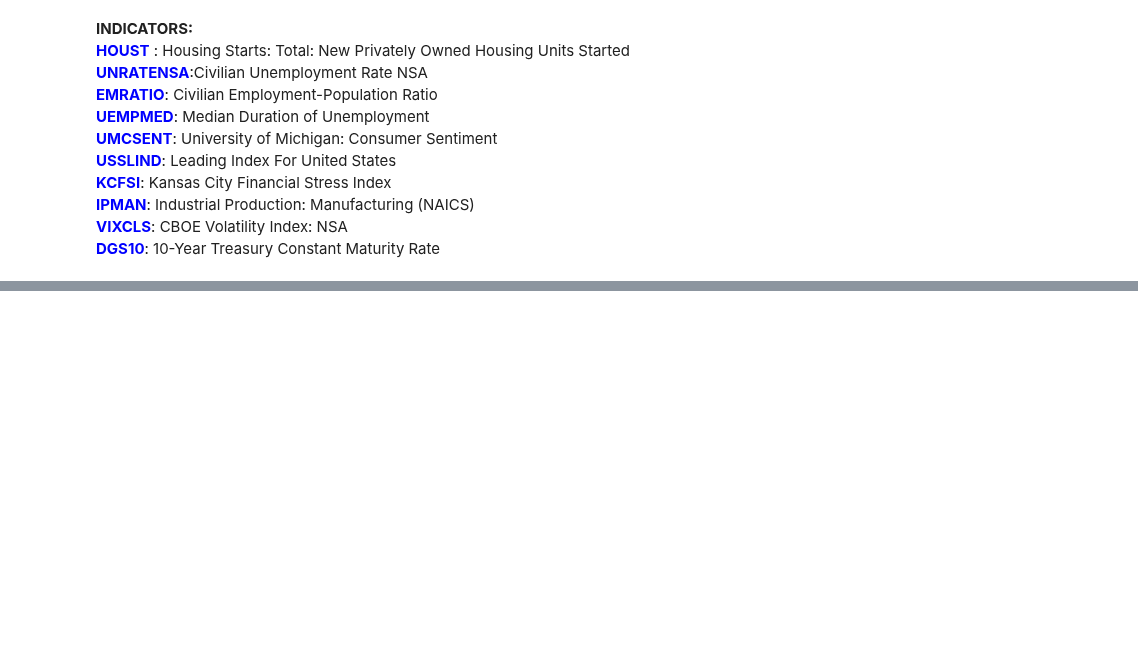
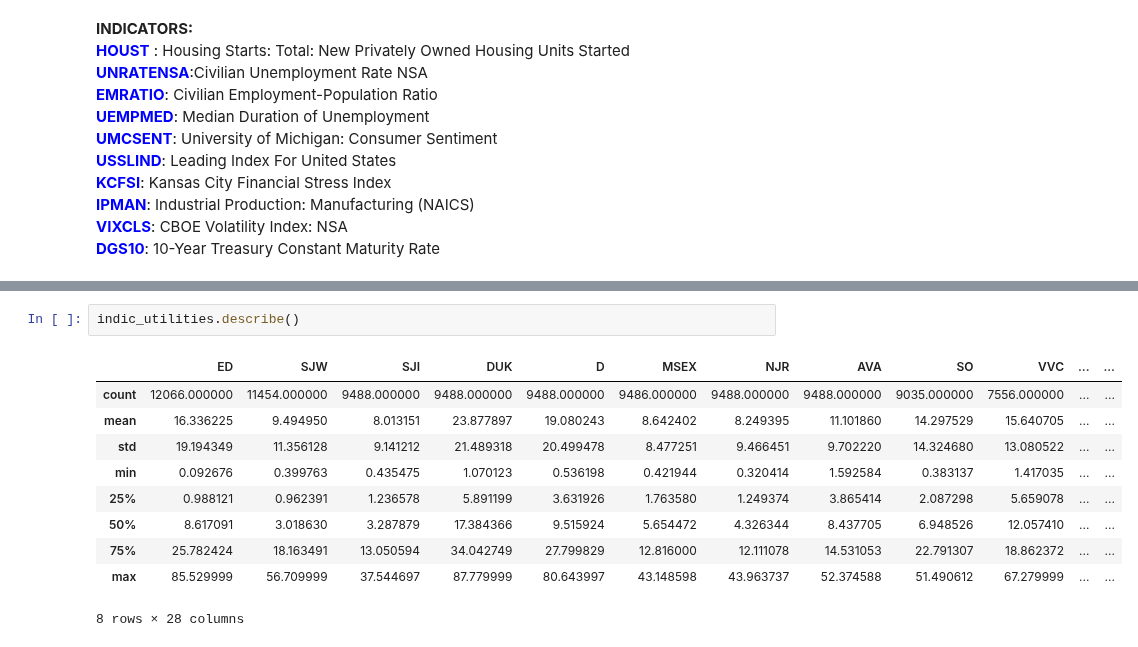
Before and after one commit to kimrharper/data_science_nltk, a Jupyter notebook: stock/stock_prediction.ipynb, the cells around one changed output, grey strips where cells are left out. Saved outputs shown, nothing was run; the diff lists cells and outputs as text; blank space fills up the shorter version.

```diff
--- a/stock/stock_prediction.ipynb
+++ b/stock/stock_prediction.ipynb
@@ -65,3 +72,16 @@ indic_utilities = pd.merge(utilities,indicators, how='inner', left_index=True, r
 indic_basicmaterials = pd.merge(basicmaterials,indicators, how='inner', left_index=True, right_index=True)
 # %% [output]
 |Utilities|Basic Materials|Consumer Goods|Industrial Goods|Healthcare|Services|Financial|Technology|Conglomerates|
+# %%
+indic_utilities.describe()
+# %% [output]
+|  | ED | SJW | SJI | DUK | D | MSEX | NJR | AVA | SO | VVC | ... | ... |
+| count | 12066.000000 | 11454.000000 | 9488.000000 | 9488.000000 | 9488.000000 | 9486.000000 | 9488.000000 | 9488.000000 | 9035.000000 | 7556.000000 | ... | ... |
+| mean | 16.336225 | 9.494950 | 8.013151 | 23.877897 | 19.080243 | 8.642402 | 8.249395 | 11.101860 | 14.297529 | 15.640705 | ... | ... |
+| std | 19.194349 | 11.356128 | 9.141212 | 21.489318 | 20.499478 | 8.477251 | 9.466451 | 9.702220 | 14.324680 | 13.080522 | ... | ... |
+| min | 0.092676 | 0.399763 | 0.435475 | 1.070123 | 0.536198 | 0.421944 | 0.320414 | 1.592584 | 0.383137 | 1.417035 | ... | ... |
+| 25% | 0.988121 | 0.962391 | 1.236578 | 5.891199 | 3.631926 | 1.763580 | 1.249374 | 3.865414 | 2.087298 | 5.659078 | ... | ... |
+| 50% | 8.617091 | 3.018630 | 3.287879 | 17.384366 | 9.515924 | 5.654472 | 4.326344 | 8.437705 | 6.948526 | 12.057410 | ... | ... |
+| 75% | 25.782424 | 18.163491 | 13.050594 | 34.042749 | 27.799829 | 12.816000 | 12.111078 | 14.531053 | 22.791307 | 18.862372 | ... | ... |
+| max | 85.529999 | 56.709999 | 37.544697 | 87.779999 | 80.643997 | 43.148598 | 43.963737 | 52.374588 | 51.490612 | 67.279999 | ... | ... |
+8 rows × 28 columns
```
Also changed, not shown: parts of 5 cells of this notebook.
